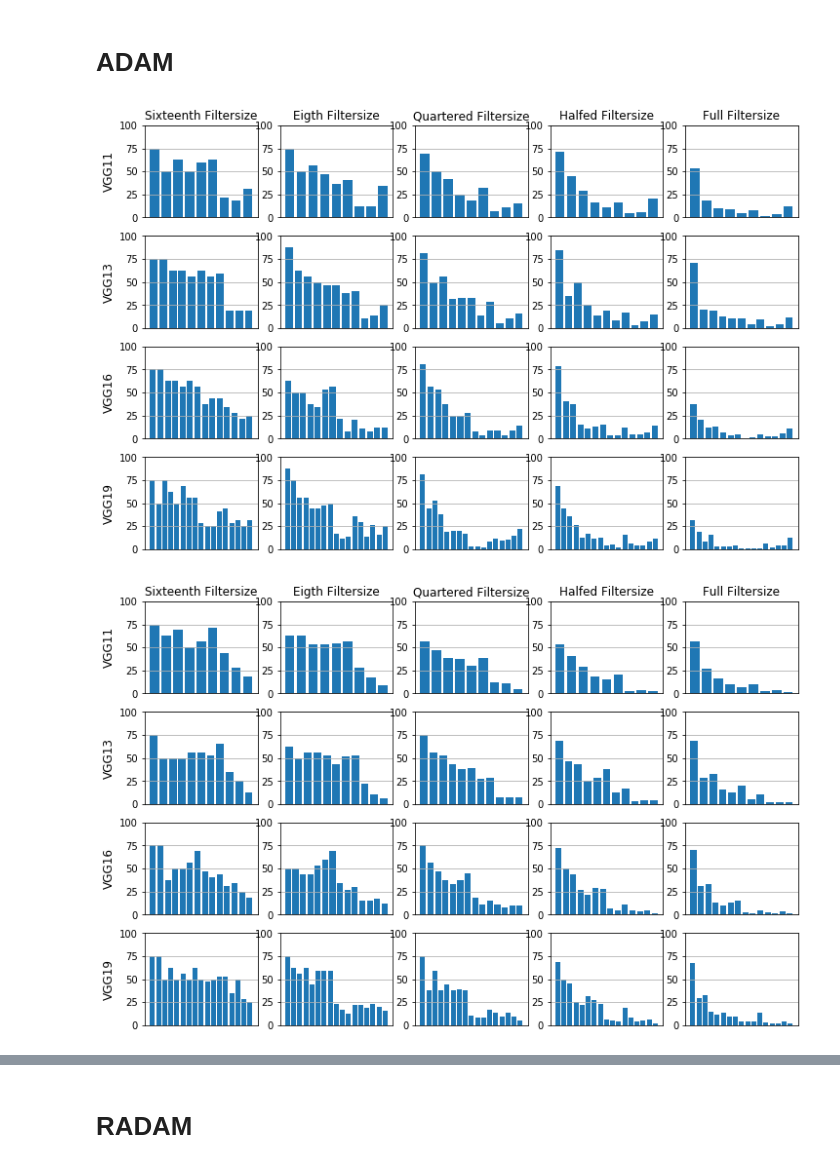
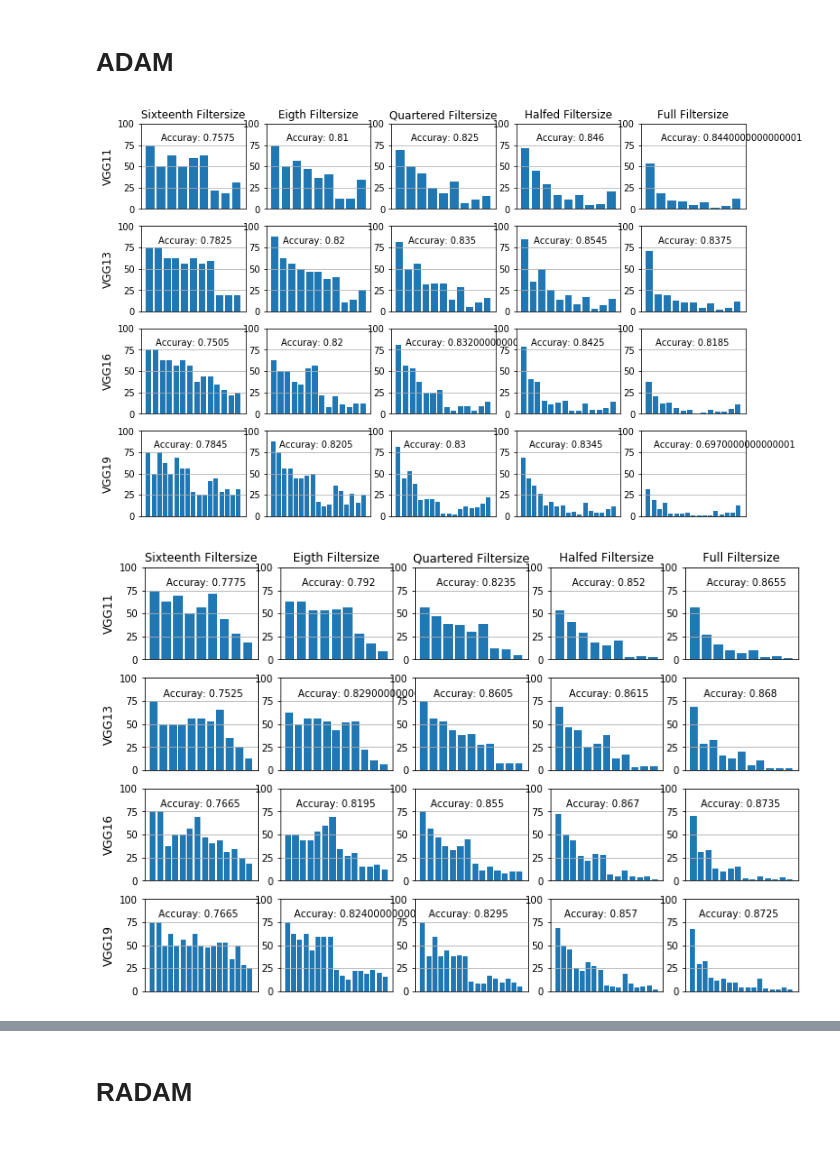
Before and after one commit to delve-team/result_analysis, a Jupyter notebook: CatVsDog Collages.ipynb, the cells around one changed output, grey strips where cells are left out. Saved outputs shown, nothing was run; the diff lists cells and outputs as text; code cells hidden in the pictures.

```diff
--- a/CatVsDog Collages.ipynb
+++ b/CatVsDog Collages.ipynb
@@ -6,13 +6,24 @@ from os import listdir
 from os.path import join, exists
 import matplotlib
 # %%
+def order_columns(column_names):
+    column_names = sorted(column_names, key=lambda x: int(x.split('-')[-1]) + 100 if 'classifier' in x else int(x.split('-')[-1]))
+    column_names.remove
+    return column_names
+
 def extract_layer_saturation(df, excluded = 'classifier-6', epoch=19):
+    df = df.reindex(sorted(df.columns), axis=1)
     cols = list(df.columns)
     #print(cols)
     train_cols = [col for col in cols if 'train' in col and not excluded in col and not 'accuracy' in col and not 'loss' in col]
+    train_cols = order_columns(train_cols)
+
+    #print(list(train_cols))
     epoch_df = df[df.index.values == epoch]
+    accuray = epoch_df['test_accuracy'].values[0]
     epoch_df = epoch_df[train_cols]
-    return epoch_df
+
+    return epoch_df, accuray
 # %%
 def plot_saturation_level(df, title=''):
     cols = list(df.columns)
@@ -28,13 +39,14 @@ def plot_saturation_level(df, title=''):
     plt.ylabel('Saturation in %', rotation='vertical', fontsize=16)
     plt.show()
 
-def plot_saturation_level_ax(df, ax):
+def plot_saturation_level_ax(df, ax, acc=-1):
     cols = list(df.columns)
     col_names = [i+1 for i in range(len(df.columns))]
     ax.grid()
     ax.bar(list(range(len(cols))), df.values[0])
     ax.set_xticks([])
     ax.set_ylim((0,100))
+    ax.text(1, 80, 'Accuray: {}'.format(acc))
     #plt.yticks(fontsize=16)
     #plt.xlabel('Layers', fontsize=16)
     #plt.title(title, fontsize=16)
@@ -44,30 +56,30 @@ def plot_saturation_level_ax(df, ax):
 # %%
 import matplotlib.pyplot as plt
 batch_size = 8
 identifieer = 'ADAM'
 cols = ['{} Filtersize'.format(col) for col in reversed(['Full','Halfed', 'Quartered', 'Eigth', 'Sixteenth'])]
 rows = ['{}'.format(row) for row in ['VGG11', 'VGG13', 'VGG16', 'VGG19']]
 
 fig, axes = plt.subplots(nrows=4, ncols=5, figsize=(12, 8))
 for ax, col in zip(axes[0], cols):
     ax.set_title(col)
 
 for ax, row in zip(axes[:,0], rows):
     ax.set_ylabel(row, rotation='vertical', size='large')
 
 
 
 #fig.tight_layout()
 for i,net in enumerate([11, 13, 16, 19]):
     for j,filterstack in enumerate(reversed(['', '_S', '_XS', '_XXS', '_XXXS'])):
         filename = join('.','logs','VGG{}{}'.format(net, filterstack),'CatVsDog','VGG{}{}_bs{}_e20_id{}.csv'.format(net, filterstack, batch_size, identifieer))
         #print(filename)
-        df = extract_layer_saturation(pd.read_csv(filename, sep=';'), epoch=19)
-        plot_saturation_level_ax(df, axes[i][j])
+        df, acc = extract_layer_saturation(pd.read_csv(filename, sep=';'), epoch=19)
+        plot_saturation_level_ax(df, axes[i][j], acc)
 plt.show()
 #plt.savefig('collage_cifar.eps')
 # %% [output]
-[figure, old version]
+[figure, new version]
 # %%
 import matplotlib.pyplot as plt
 batch_size = 32
@@ -89,12 +101,12 @@ for i,net in enumerate([11, 13, 16, 19]):
     for j,filterstack in enumerate(reversed(['', '_S', '_XS', '_XXS', '_XXXS'])):
         filename = join('.','logs','VGG{}{}'.format(net, filterstack),'CatVsDog','VGG{}{}_bs{}_e20_id{}.csv'.format(net, filterstack, batch_size, identifieer))
         #print(filename)
-        df = extract_layer_saturation(pd.read_csv(filename, sep=';'), epoch=19)
-        plot_saturation_level_ax(df, axes[i][j])
+        df, acc = extract_layer_saturation(pd.read_csv(filename, sep=';'), epoch=19)
+        plot_saturation_level_ax(df, axes[i][j], acc)
 plt.show()
 #plt.savefig('collage_cifar.eps')
 # %% [output]
-[figure, old version]
+[figure, new version]
 # %%
 import matplotlib.pyplot as plt
 batch_size = 128
```
Also changed, not shown: parts of 14 cells of this notebook, 3 other files.
